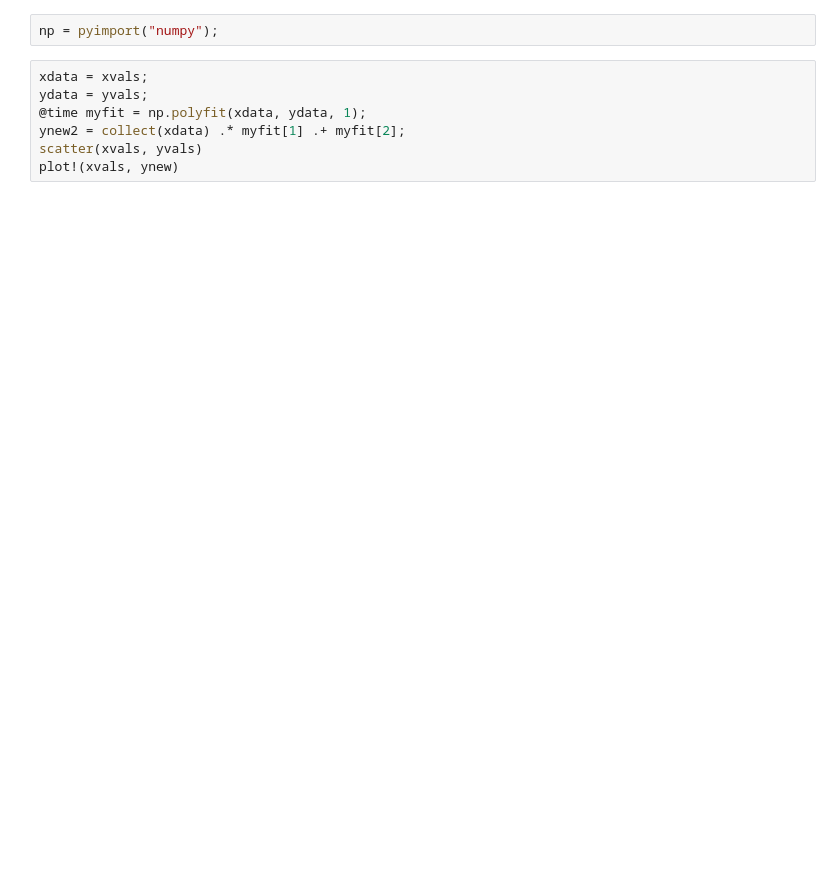
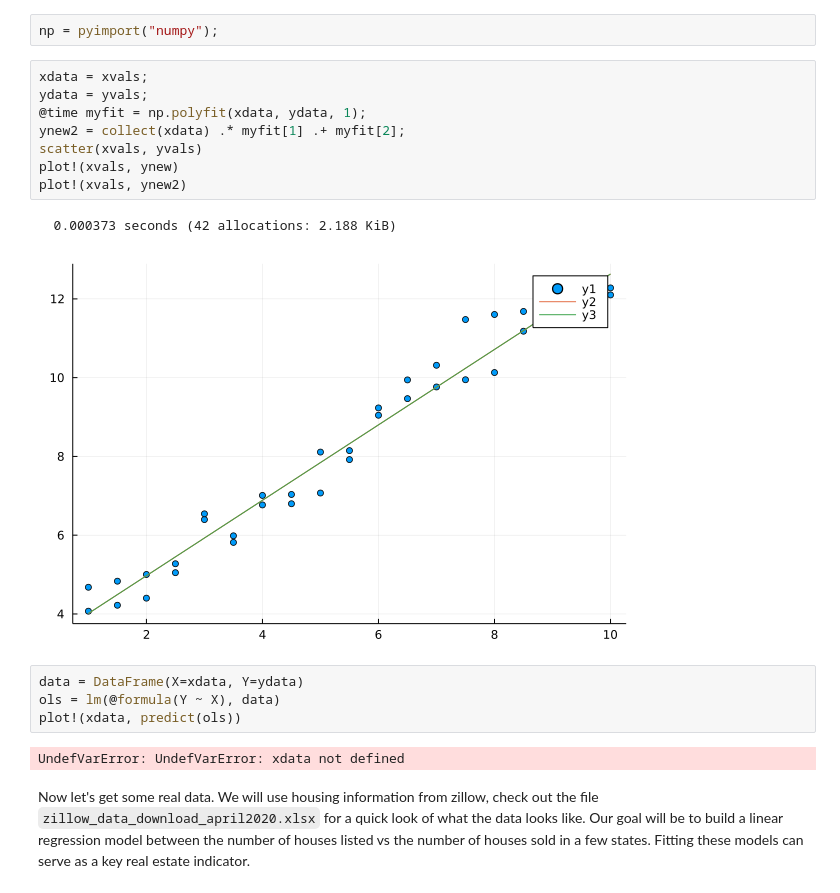
Before and after one commit to anthonyckleung/julia-intro, a Jupyter notebook: data-science/07-Regression.ipynb, the cells around one changed output. Cells and saved outputs as stored; diff of their text form; blank space fills up the shorter version.

```diff
--- a/data-science/07-Regression.ipynb
+++ b/data-science/07-Regression.ipynb
@@ -39,7 +81,19 @@ np = pyimport("numpy");
 # %%
 xdata = xvals;
 ydata = yvals;
 @time myfit = np.polyfit(xdata, ydata, 1);
 ynew2 = collect(xdata) .* myfit[1] .+ myfit[2];
 scatter(xvals, yvals)
 plot!(xvals, ynew)
+plot!(xvals, ynew2)
+# %% [output]
+  0.000373 seconds (42 allocations: 2.188 KiB)
+[figure, added]
+# %%
+data = DataFrame(X=xdata, Y=ydata)
+ols = lm(@formula(Y ~ X), data)
+plot!(xdata, predict(ols))
+# %% [output]
+UndefVarError: UndefVarError: xdata not defined
+# %% [markdown]
+Now let's get some real data. We will use housing information from zillow, check out the file `zillow_data_download_april2020.xlsx` for a quick look of what the data looks like. Our goal will be to build a linear regression model between the number of houses listed vs the number of houses sold in a few states. Fitting these models can serve as a key real estate indicator.
```
Also changed, not shown: parts of 20 cells of this notebook.
